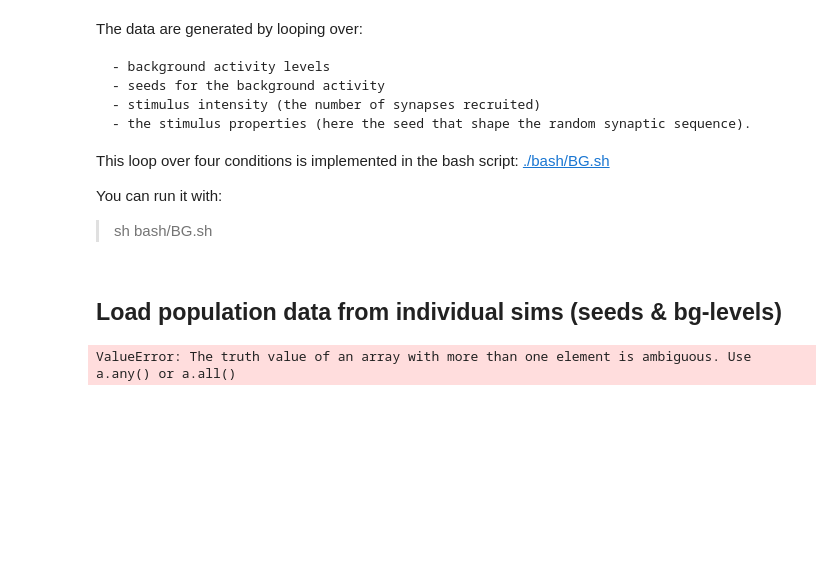
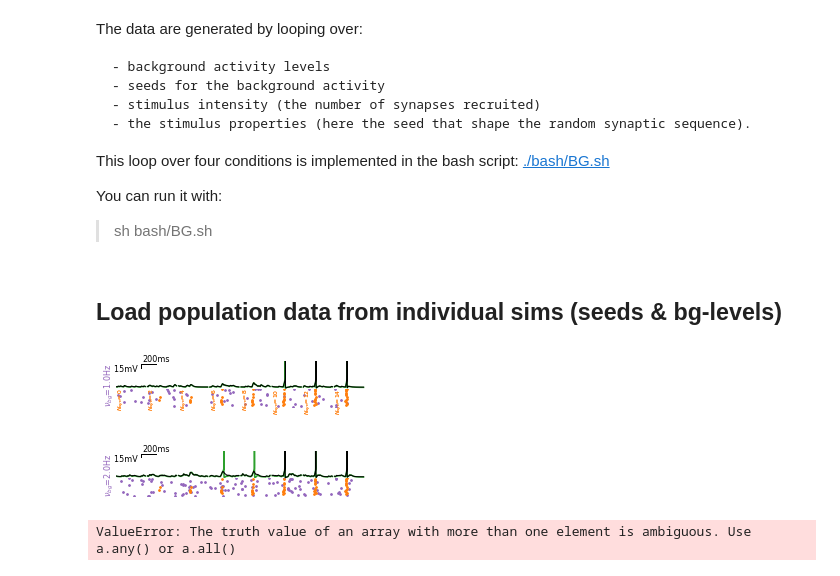
Before and after one commit to yzerlaut/zinc-NMDA-modulation, a Jupyter notebook: Sensitivity_to_Background_Modulation.ipynb, the cells around one changed output. Saved outputs shown, nothing was run; the diff lists cells and outputs as text; code cells hidden in the pictures; blank space fills up the shorter version.

Commit message:
adding plots

```diff
--- a/Sensitivity_to_Background_Modulation.ipynb
+++ b/Sensitivity_to_Background_Modulation.ipynb
@@ -20,35 +20,3 @@ You can run it with:
 > sh bash/BG.sh
 # %% [markdown]
 ## Load population data from individual sims (seeds & bg-levels)
-# %%
-from analyz.IO.files_manip import get_files_with_given_exts
-from analyz.IO.npz import load_dict
-
-def build_full_dataset(key='passive',
-                       filename_only=True,
-                       nfile_start=0, nfile_stop=int(1e8)):
-    filenames = get_files_with_given_exts('data/bg-modul/%s' % key, '.npz')
-    RESP = {'filename':[]}
-    K = ['Vm_soma', 't', 'BG_raster', 'STIM_raster']
-    KEYS = ['seed', 'stimseed', 'alphaZn','syn_location', 'bg_level', 'NSTIMs', 'ampa_only',
-            'duration_per_bg_level', 'stim_delay']
-    for key in KEYS+K:
-        RESP[key] = []
-
-    for i, fn in enumerate(filenames[nfile_start:nfile_stop]):
-        if os.path.isfile(fn):
-            try:
-                data = load_dict(fn)
-                if np.isfinite(data['Vm_soma'].max()):
-                    RESP['filename'].append(fn)
-                    for key in KEYS:
-                        RESP[key].append(data['args'][key])
-                    if not filename_only:
-                        for key in K:
-                            RESP[key].append(data[key])
-            except (KeyError, AttributeError):
-                print(fn, 'not valid')
-    for key in KEYS:
-        RESP[key] = np.array(RESP[key])
-
-    return RESP
@@ -158,3 +35,15 @@ def plot_single_sim_data(RESP,
+# %%
+%run plots/plot_single_sim_bg_data.py
+# from datavyz import graph_env_dark_notebook as ge
+props = {'syn_location':1, 'stimseed':0, 'figsize':(2.,.1), 'view':[-150,250], 'shift':30}
+# fig = plot_single_sim_bg_data(RESP, ge, seed=0, bg_level=0., **props)
+fig = plot_single_sim_bg_data(RESP, ge, seed=0,
+                              with_nsyn_annot=True,
+                              bg_level=1., **props)#.savefig('figures/fig21a.svg')
+fig = plot_single_sim_bg_data(RESP, ge, seed=1, bg_level=2., **props)#.savefig('figures/fig21a.svg')
+# %% [output]
+[figure, added]
+[figure, added]
 # %%
 props= {'NSTIMs':[0, 2, 6, 8, 10, 12, 14],
         'syn_location':1, 'seed':1, 'stimseed':0, 'VLIM':[-76,-15],
```
Also changed, not shown: parts of 8 cells of this notebook, 3 other files.
